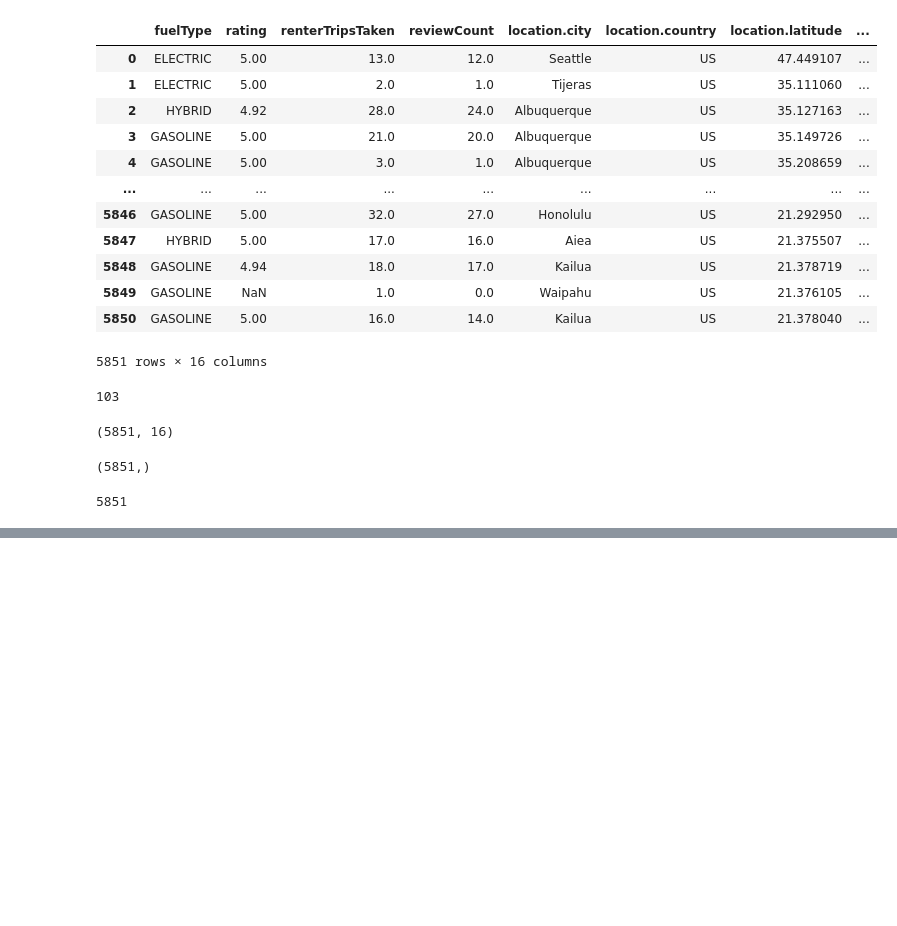
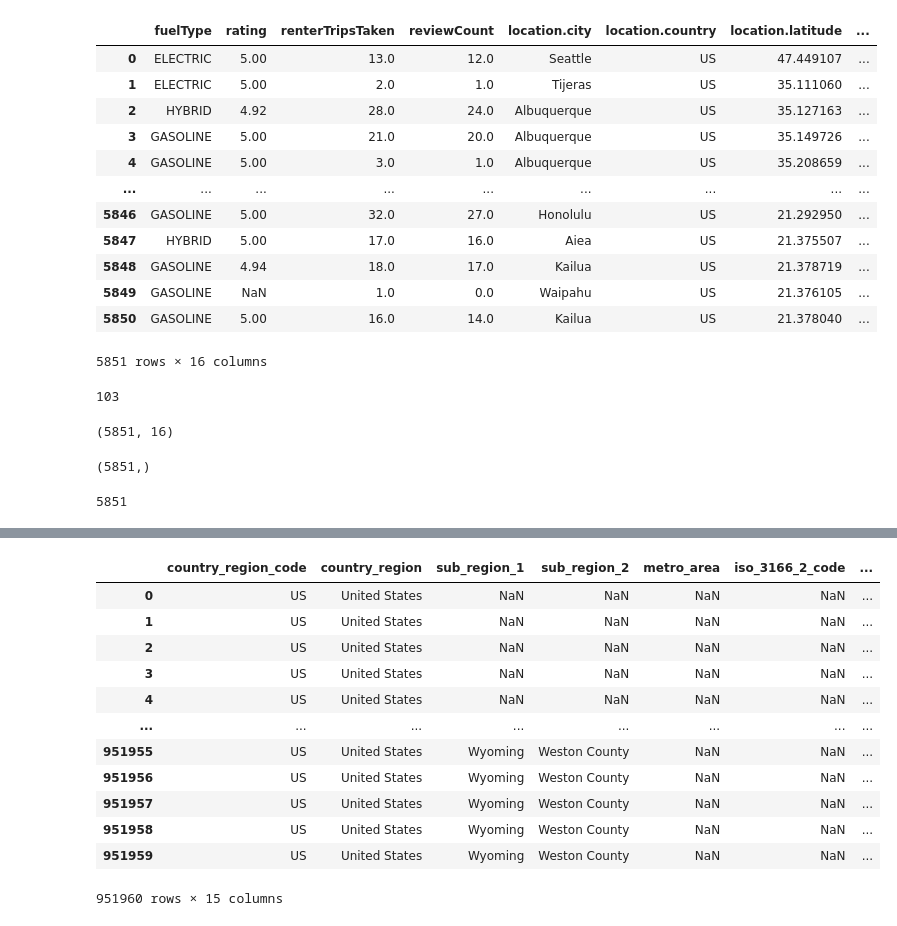
Before and after one commit to tjddn5242/BOAZ, a Jupyter notebook: 미니_프로젝트/기획_.ipynb, the cells around one changed output, grey strips where cells are left out. Cells and saved outputs as stored; diff of their text form; code cells hidden in the pictures; blank space fills up the shorter version.

```diff
--- a/미니_프로젝트/기획_.ipynb
+++ b/미니_프로젝트/기획_.ipynb
@@ -149,0 +216,2 @@ len(rental_data)
+# %%
+file_list = os.listdir('./')
@@ -149,0 +232,4 @@ len(rental_data)
+# %%
+data = dict()
+for i in file_list:
+    data[i]=pd.read_csv('./'+i)
@@ -149,0 +261,18 @@ len(rental_data)
+# %%
+US2021 = data['2021_US_Region_Mobility_Report.csv']
+# %%
+US2021
+# %% [output]
+|  | country_region_code | country_region | sub_region_1 | sub_region_2 | metro_area | iso_3166_2_code | ... |
+| 0 | US | United States | NaN | NaN | NaN | NaN | ... |
+| 1 | US | United States | NaN | NaN | NaN | NaN | ... |
+| 2 | US | United States | NaN | NaN | NaN | NaN | ... |
+| 3 | US | United States | NaN | NaN | NaN | NaN | ... |
+| 4 | US | United States | NaN | NaN | NaN | NaN | ... |
+| ... | ... | ... | ... | ... | ... | ... | ... |
+| 951955 | US | United States | Wyoming | Weston County | NaN | NaN | ... |
+| 951956 | US | United States | Wyoming | Weston County | NaN | NaN | ... |
+| 951957 | US | United States | Wyoming | Weston County | NaN | NaN | ... |
+| 951958 | US | United States | Wyoming | Weston County | NaN | NaN | ... |
+| 951959 | US | United States | Wyoming | Weston County | NaN | NaN | ... |
+951960 rows × 15 columns
```
Also changed, not shown: parts of 23 cells of this notebook, 1 other file.
